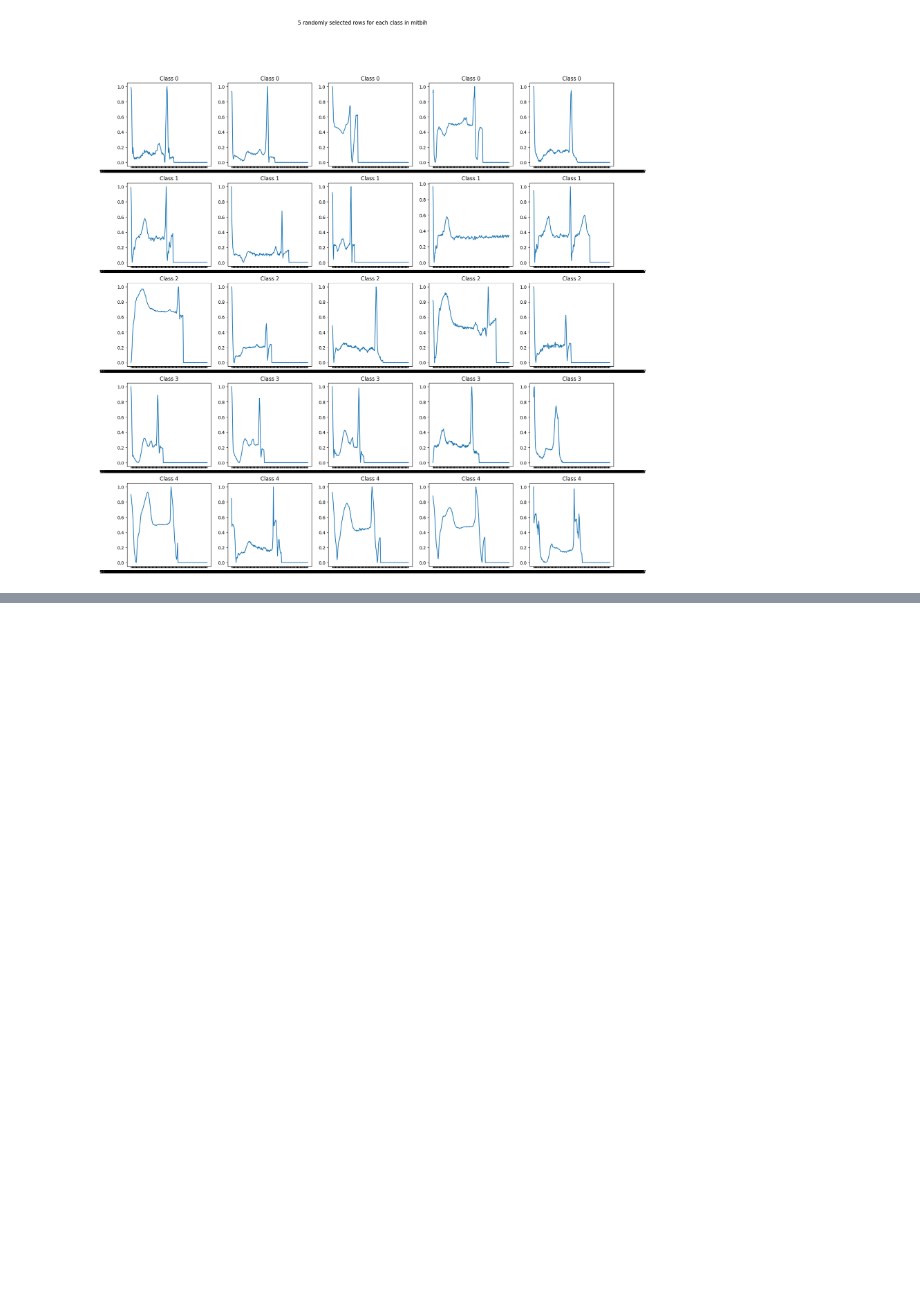
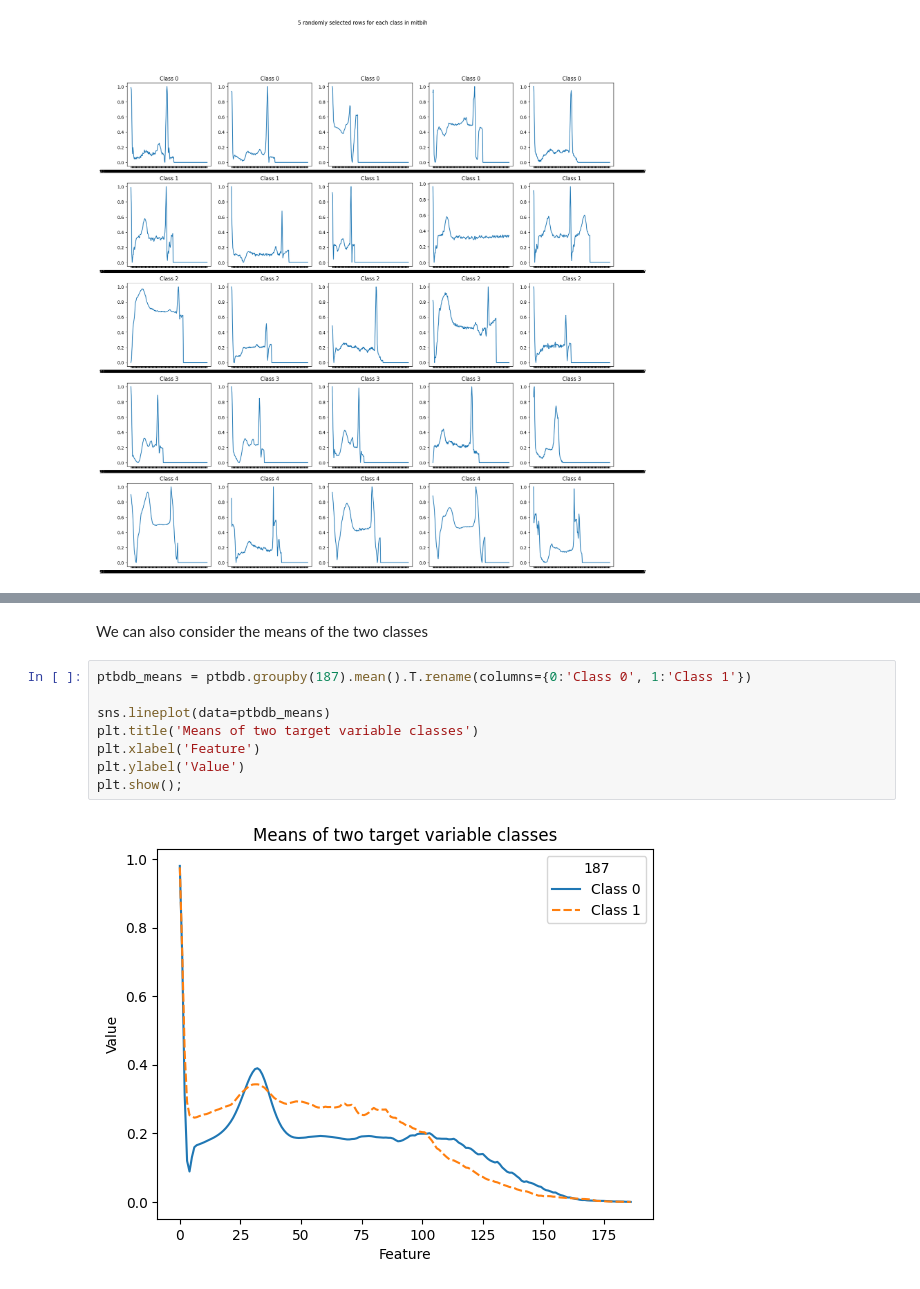
Before and after one commit to Zermatzor/DS_HeartBeat_Project, a Jupyter notebook: src/notebook_data_analysis.ipynb, the cells around one changed output, grey strips where cells are left out. Cells and saved outputs as stored; diff of their text form; blank space fills up the shorter version.

```diff
--- a/src/notebook_data_analysis.ipynb
+++ b/src/notebook_data_analysis.ipynb
@@ -172,0 +271,12 @@ plt.show()
+# %% [markdown]
+We can also consider the means of the two classes
+# %%
+ptbdb_means = ptbdb.groupby(187).mean().T.rename(columns={0:'Class 0', 1:'Class 1'})
+
+sns.lineplot(data=ptbdb_means)
+plt.title('Means of two target variable classes')
+plt.xlabel('Feature')
+plt.ylabel('Value')
+plt.show();
+# %% [output]
+[figure, added]
```
Also changed, not shown: parts of 22 cells of this notebook.
